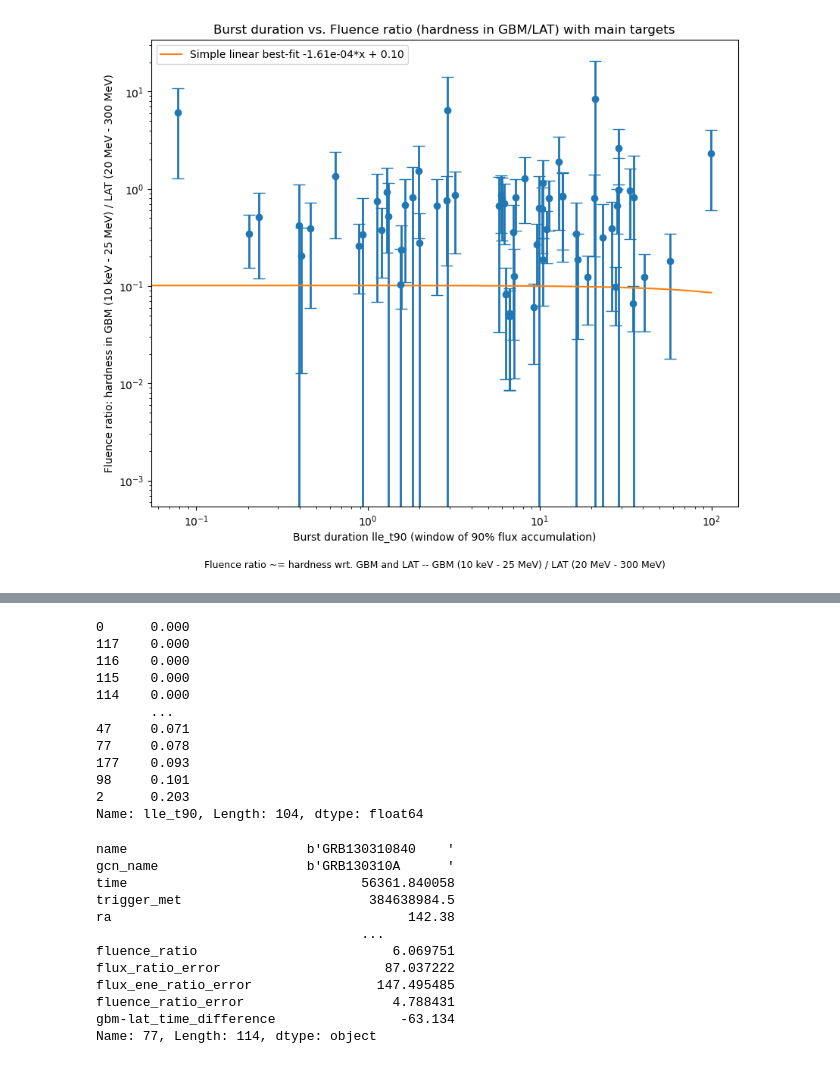
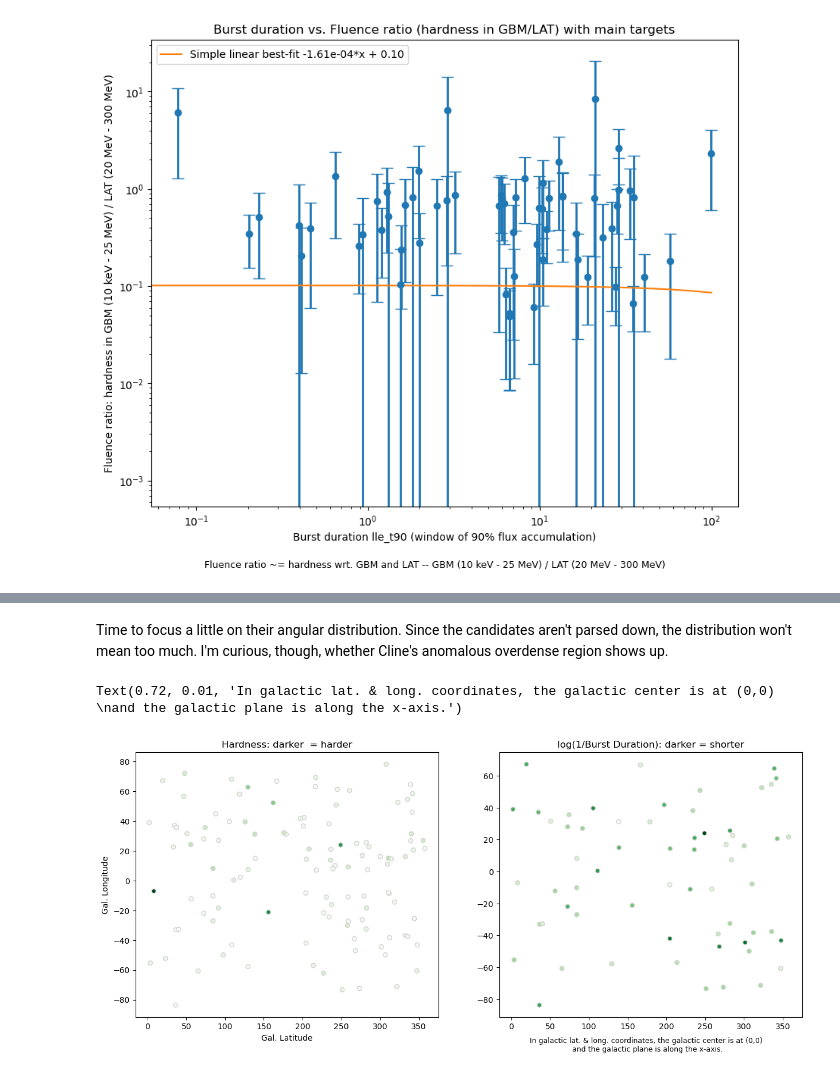
Before and after one commit to xboluna/Research, a Jupyter notebook: BHRad/GBM_Catalog_Searching/Exploring_possible_candidates.ipynb, the cells around one changed output, grey strips where cells are left out. Saved outputs shown, nothing was run; the diff lists cells and outputs as text; code cells hidden in the pictures.

Commit message:
added location distribution

```diff
--- a/BHRad/GBM_Catalog_Searching/Exploring_possible_candidates.ipynb
+++ b/BHRad/GBM_Catalog_Searching/Exploring_possible_candidates.ipynb
@@ -189,33 +189,23 @@ Name: 65, Length: 114, dtype: object
-# %%
-# I want to get the smallest burst-duration one too
-print(targets['lle_t90'].sort_values(ascending=True).head(104))
-#targets.iloc[47] #0.71s source
-targets.iloc[77]
-#targets.iloc[177]
-#targets.iloc[98]
-#targets.iloc[2]
-# %% [output]
-0      0.000
-117    0.000
-116    0.000
-115    0.000
-114    0.000
-       ...
-47     0.071
-77     0.078
-177    0.093
-98     0.101
-2      0.203
-Name: lle_t90, Length: 104, dtype: float64
-name                       b'GRB130310840    '
-gcn_name                   b'GRB130310A      '
-time                              56361.840058
-trigger_met                        384638984.5
-ra                                      142.38
-                                  ...
-fluence_ratio                         6.069751
-flux_ratio_error                     87.037222
-flux_ene_ratio_error                147.495485
-fluence_ratio_error                   4.788431
-gbm-lat_time_difference                -63.134
-Name: 77, Length: 114, dtype: object
+# %% [markdown]
+Time to focus a little on their angular distribution. Since the candidates aren't parsed down, the distribution won't mean too much. I'm curious, though, whether Cline's anomalous overdense region shows up.
+# %%
+fig, (ax1,ax2) = plt.subplots(1,2)
+
+fig.set_figwidth(15)
+fig.set_figheight(6)
+
+ax1.set_title('Hardness: darker  = harder')
+ax1.scatter(targets['lii'], targets['bii'], 30, c=targets['fluence_ratio'], cmap='Greens', edgecolors='lightgray')
+
+ax2.set_title('log(1/Burst Duration): darker = shorter')
+ax2.scatter(targets['lii'], targets['bii'], 30, c=np.log10(1/targets['lle_t90']), cmap='Greens', edgecolors='lightgray')
+
+ax1.set_ylabel('Gal. Longitude')
+ax1.set_xlabel('Gal. Latitude')
+
+plt.figtext(0.72, 0.01,
+            'In galactic lat. & long. coordinates, the galactic center is at (0,0) \nand the galactic plane is along the x-axis.',
+            horizontalalignment='center', fontsize=9)
+# %% [output]
+Text(0.72, 0.01, 'In galactic lat. & long. coordinates, the galactic center is at (0,0) \nand the galactic plane is along the x-axis.')
+[figure, added]
```
Also changed, not shown: parts of 1 cell of this notebook.
